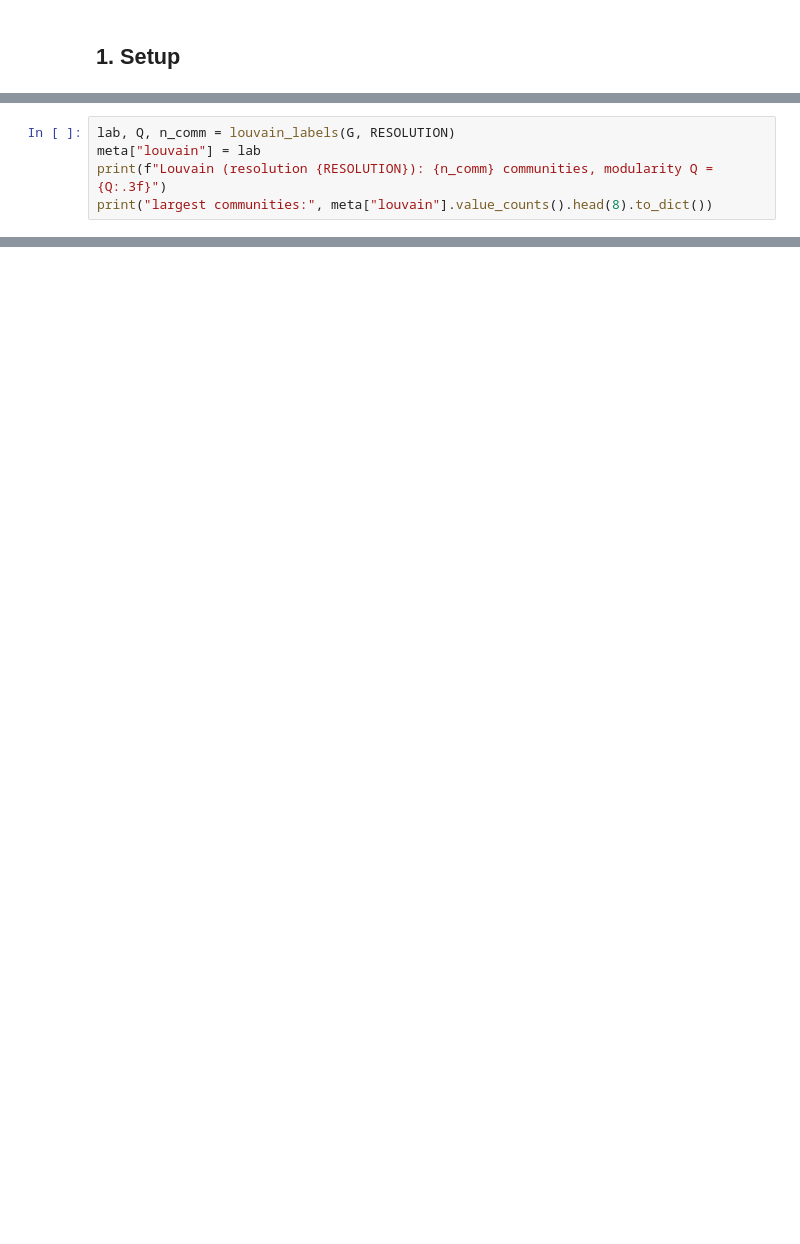
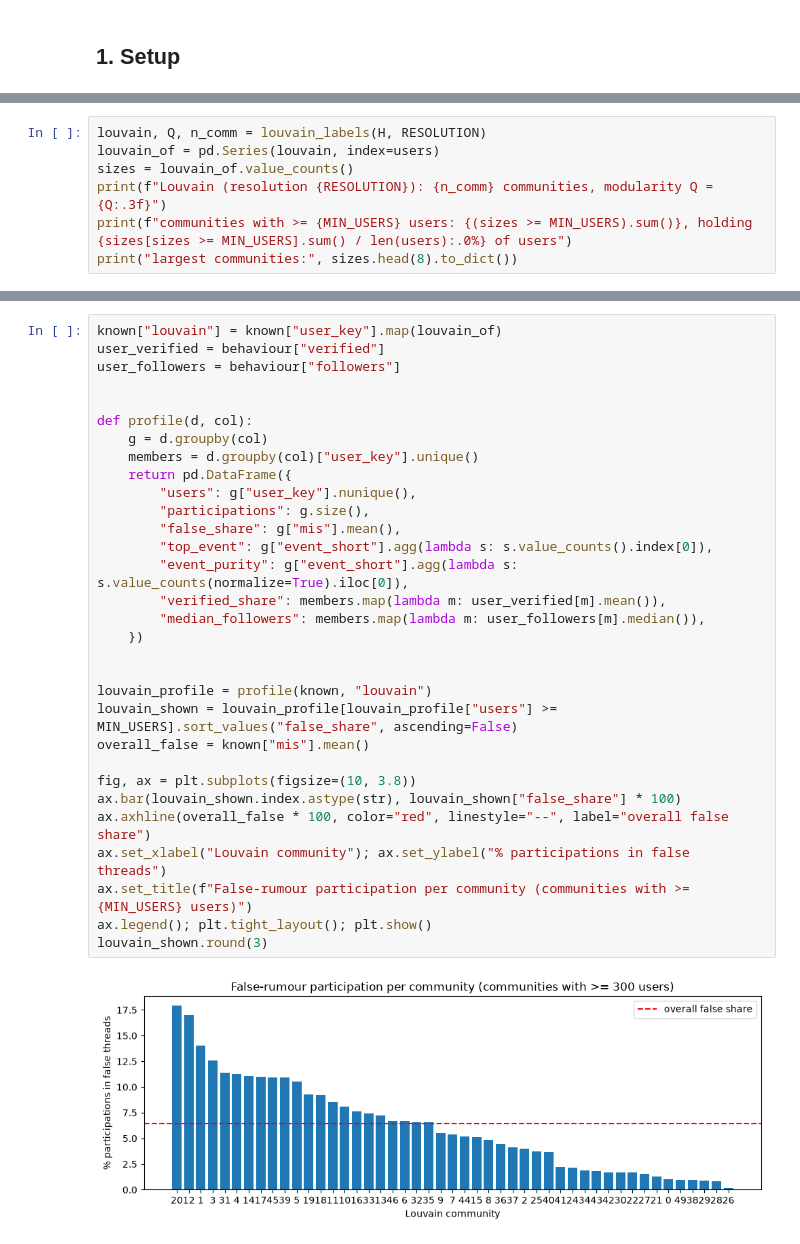
Before and after one commit to PhamAn0910/COS30049-political-misinfo, a Jupyter notebook: backend/notebooks/06_community_detection.ipynb, the cells around one changed output, grey strips where cells are left out. Drawn from its saved outputs; the diff is of its cells as text; blank space fills up the shorter version.

```diff
--- a/backend/notebooks/06_community_detection.ipynb
+++ b/backend/notebooks/06_community_detection.ipynb
@@ -216,5 +21,0 @@ graph: 6,425 nodes, 51,033 edges (1.3s)
-# %%
-lab, Q, n_comm = louvain_labels(G, RESOLUTION)
-meta["louvain"] = lab
-print(f"Louvain (resolution {RESOLUTION}): {n_comm} communities, modularity Q = {Q:.3f}")
-print("largest communities:", meta["louvain"].value_counts().head(8).to_dict())
@@ -531,0 +137,7 @@ K-Means cluster of the first 3 cascades: [4 4 4] (saved: [4 4 4] )
+# %%
+louvain, Q, n_comm = louvain_labels(H, RESOLUTION)
+louvain_of = pd.Series(louvain, index=users)
+sizes = louvain_of.value_counts()
+print(f"Louvain (resolution {RESOLUTION}): {n_comm} communities, modularity Q = {Q:.3f}")
+print(f"communities with >= {MIN_USERS} users: {(sizes >= MIN_USERS).sum()}, holding {sizes[sizes >= MIN_USERS].sum() / len(users):.0%} of users")
+print("largest communities:", sizes.head(8).to_dict())
@@ -531,0 +245,33 @@ K-Means cluster of the first 3 cascades: [4 4 4] (saved: [4 4 4] )
+# %%
+known["louvain"] = known["user_key"].map(louvain_of)
+user_verified = behaviour["verified"]
+user_followers = behaviour["followers"]
+
+
+def profile(d, col):
+    g = d.groupby(col)
+    members = d.groupby(col)["user_key"].unique()
+    return pd.DataFrame({
+        "users": g["user_key"].nunique(),
+        "participations": g.size(),
+        "false_share": g["mis"].mean(),
+        "top_event": g["event_short"].agg(lambda s: s.value_counts().index[0]),
+        "event_purity": g["event_short"].agg(lambda s: s.value_counts(normalize=True).iloc[0]),
+        "verified_share": members.map(lambda m: user_verified[m].mean()),
+        "median_followers": members.map(lambda m: user_followers[m].median()),
+    })
+
+
+louvain_profile = profile(known, "louvain")
+louvain_shown = louvain_profile[louvain_profile["users"] >= MIN_USERS].sort_values("false_share", ascending=False)
+overall_false = known["mis"].mean()
+
+fig, ax = plt.subplots(figsize=(10, 3.8))
+ax.bar(louvain_shown.index.astype(str), louvain_shown["false_share"] * 100)
+ax.axhline(overall_false * 100, color="red", linestyle="--", label="overall false share")
+ax.set_xlabel("Louvain community"); ax.set_ylabel("% participations in false threads")
+ax.set_title(f"False-rumour participation per community (communities with >= {MIN_USERS} users)")
+ax.legend(); plt.tight_layout(); plt.show()
+louvain_shown.round(3)
+# %% [output]
+[figure, added]
```
Also changed, not shown: parts of 60 cells of this notebook, 3 other files.
